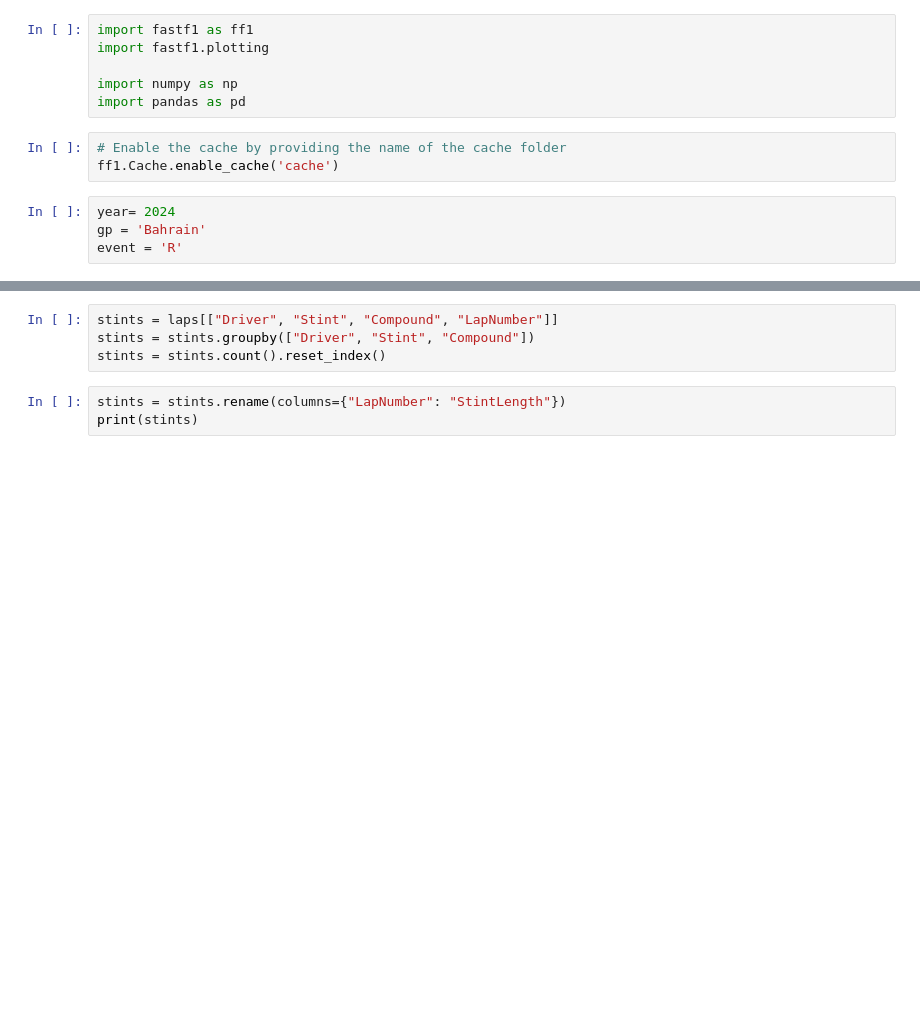
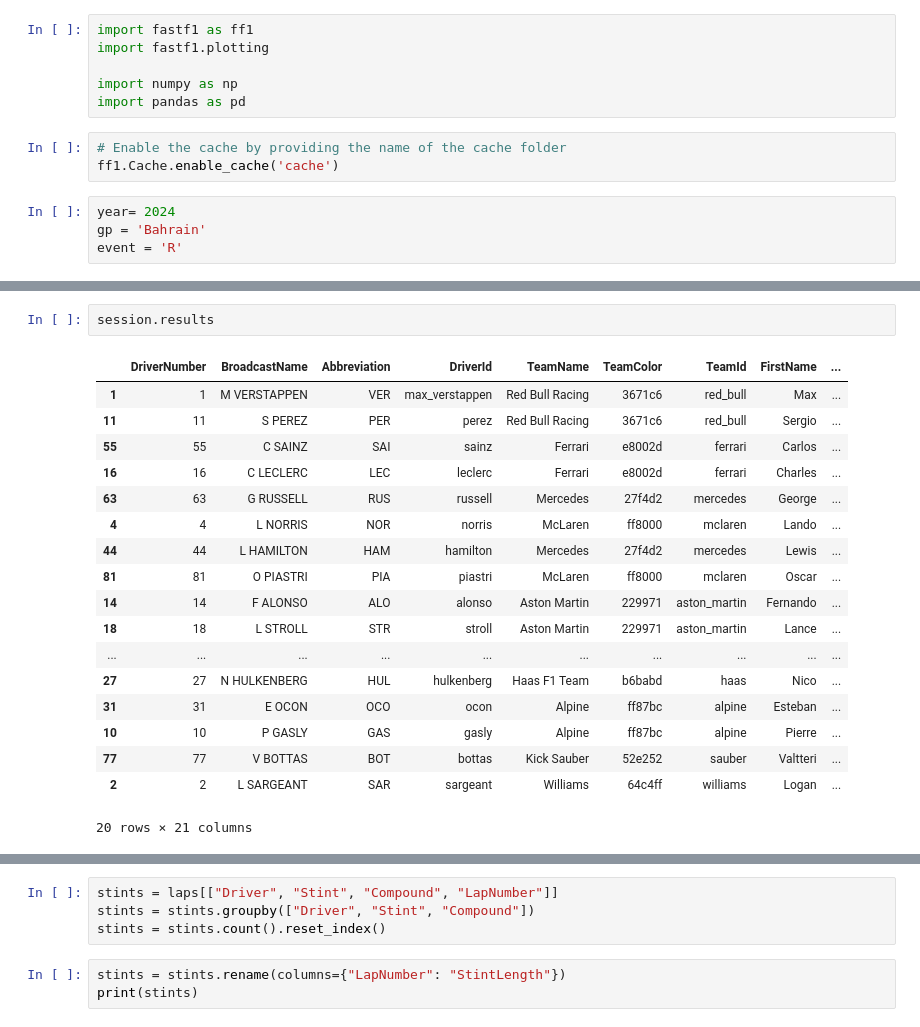
Before and after one commit to diegonbotelho/f1-tire-prediction, a Jupyter notebook: getting_to_konw_fastf1.ipynb, the cells around one changed output, grey strips where cells are left out. Cells and saved outputs as stored; diff of their text form; blank space fills up the shorter version.

```diff
--- a/getting_to_konw_fastf1.ipynb
+++ b/getting_to_konw_fastf1.ipynb
@@ -52,0 +95,21 @@ core           INFO     Finished loading data for 20 drivers: ['1', '11', '55',
+# %%
+session.results
+# %% [output]
+|  | DriverNumber | BroadcastName | Abbreviation | DriverId | TeamName | TeamColor | TeamId | FirstName | ... |
+| 1 | 1 | M VERSTAPPEN | VER | max_verstappen | Red Bull Racing | 3671c6 | red_bull | Max | ... |
+| 11 | 11 | S PEREZ | PER | perez | Red Bull Racing | 3671c6 | red_bull | Sergio | ... |
+| 55 | 55 | C SAINZ | SAI | sainz | Ferrari | e8002d | ferrari | Carlos | ... |
+| 16 | 16 | C LECLERC | LEC | leclerc | Ferrari | e8002d | ferrari | Charles | ... |
+| 63 | 63 | G RUSSELL | RUS | russell | Mercedes | 27f4d2 | mercedes | George | ... |
+| 4 | 4 | L NORRIS | NOR | norris | McLaren | ff8000 | mclaren | Lando | ... |
+| 44 | 44 | L HAMILTON | HAM | hamilton | Mercedes | 27f4d2 | mercedes | Lewis | ... |
+| 81 | 81 | O PIASTRI | PIA | piastri | McLaren | ff8000 | mclaren | Oscar | ... |
+| 14 | 14 | F ALONSO | ALO | alonso | Aston Martin | 229971 | aston_martin | Fernando | ... |
+| 18 | 18 | L STROLL | STR | stroll | Aston Martin | 229971 | aston_martin | Lance | ... |
+| ... | ... | ... | ... | ... | ... | ... | ... | ... | ... |
+| 27 | 27 | N HULKENBERG | HUL | hulkenberg | Haas F1 Team | b6babd | haas | Nico | ... |
+| 31 | 31 | E OCON | OCO | ocon | Alpine | ff87bc | alpine | Esteban | ... |
+| 10 | 10 | P GASLY | GAS | gasly | Alpine | ff87bc | alpine | Pierre | ... |
+| 77 | 77 | V BOTTAS | BOT | bottas | Kick Sauber | 52e252 | sauber | Valtteri | ... |
+| 2 | 2 | L SARGEANT | SAR | sargeant | Williams | 64c4ff | williams | Logan | ... |
+20 rows × 21 columns
```
Also changed, not shown: parts of 15 cells of this notebook.
